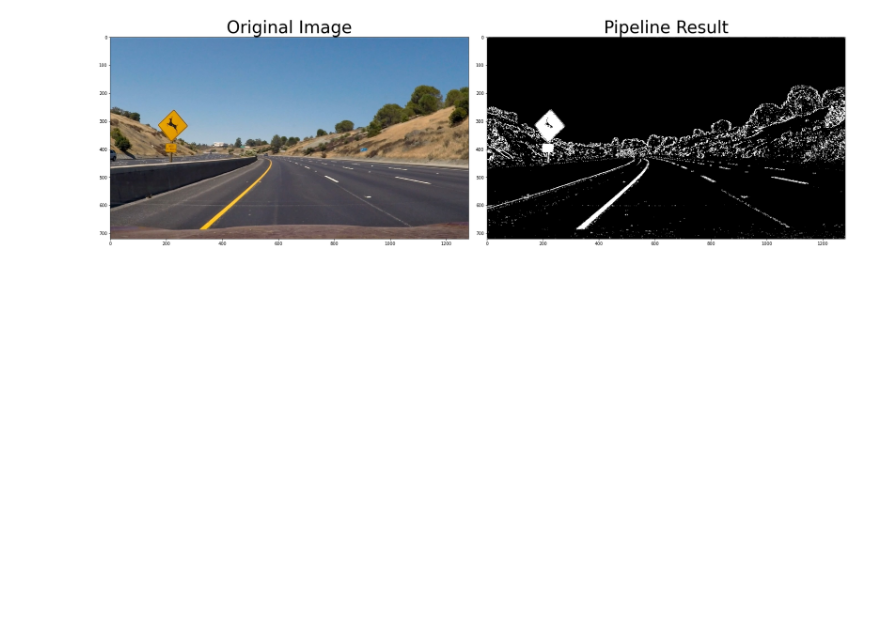
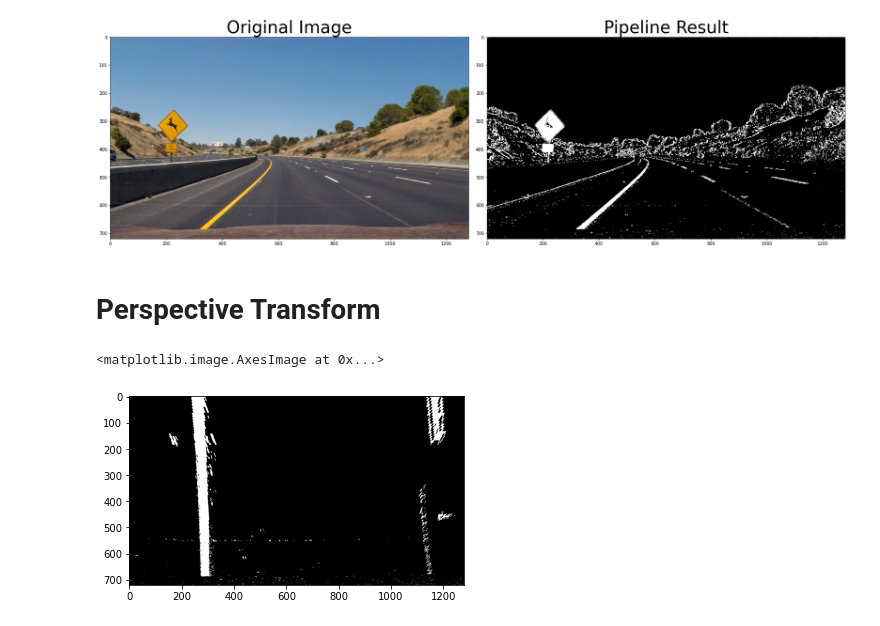
Before and after one commit to yurit04/SD-Car-Advanced-Lane-Lines-P2, a Jupyter notebook: advanced-lane-lines.ipynb, the cells around one changed output. Drawn from its saved outputs; the diff is of its cells as text; code cells hidden in the pictures; blank space fills up the shorter version.

Commit message:
perspective transform

```diff
--- a/advanced-lane-lines.ipynb
+++ b/advanced-lane-lines.ipynb
@@ -220,7 +219,7 @@ def combine_color_gradient_and_thresholding(img, s_thresh=(170, 255), sx_thresh=
 #     return color_binary
     return combined_binary
 # %%
-result = combine_color_gradient_and_thresholding(img)
+combined_binary = combine_color_gradient_and_thresholding(img)
 
 # Plot the result
 f, (ax1, ax2) = plt.subplots(1, 2, figsize=(24, 9))
@@ -229,8 +228,33 @@ f.tight_layout()
 ax1.imshow(img)
 ax1.set_title('Original Image', fontsize=40)
 
-ax2.imshow(result,cmap='gray')
+ax2.imshow(combined_binary,cmap='gray')
 ax2.set_title('Pipeline Result', fontsize=40)
 plt.subplots_adjust(left=0., right=1, top=0.9, bottom=0.)
 # %% [output]
 [figure]
+# %% [markdown]
+# Perspective Transform
+# %%
+src = np.float32([[190, img.shape[0]], [520, 500], [770, 500], [1135, img.shape[0]]])
+dst = np.float32([[190, img.shape[0]], [190, 0], [1135, 0], [1135, img.shape[0]]])
+
+# Given src and dst points, calculate the perspective transform matrix
+M = cv2.getPerspectiveTransform(src, dst)
+M_inverse = cv2.getPerspectiveTransform(dst, src)
+# %%
+def image_transformer(img, src, dst):
+
+    M = cv2.getPerspectiveTransform(src, dst)
+    warped = cv2.warpPerspective(img, M,
+                                 (img.shape[1], img.shape[0]),
+                                 flags=cv2.INTER_NEAREST)  # keep same size as input image
+
+    return warped
+# %%
+warped_binary = image_transformer(combined_binary,src,dst)
+# %%
+plt.imshow(warped_binary, cmap='gray')
+# %% [output]
+<matplotlib.image.AxesImage at 0x...>
+[figure, added]
```
Also changed, not shown: parts of 2 cells of this notebook.
